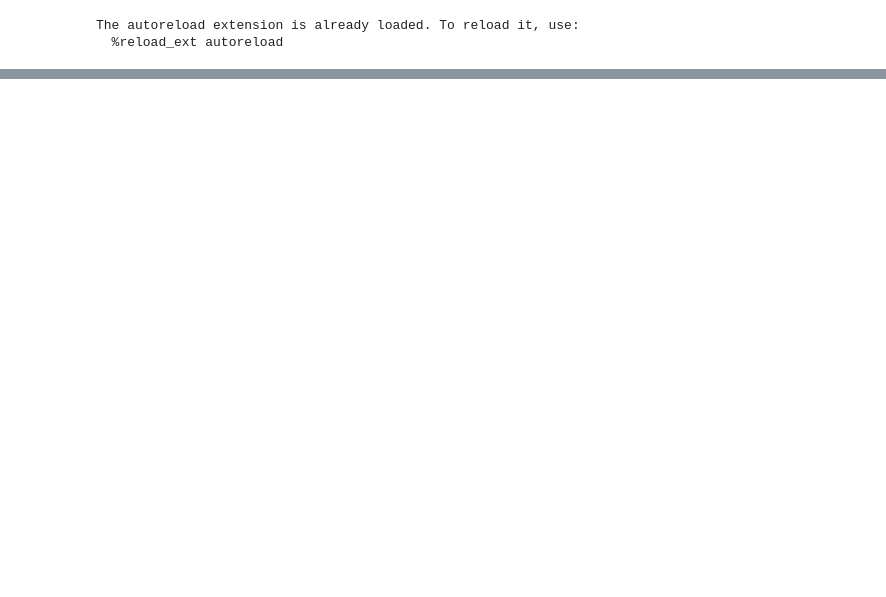
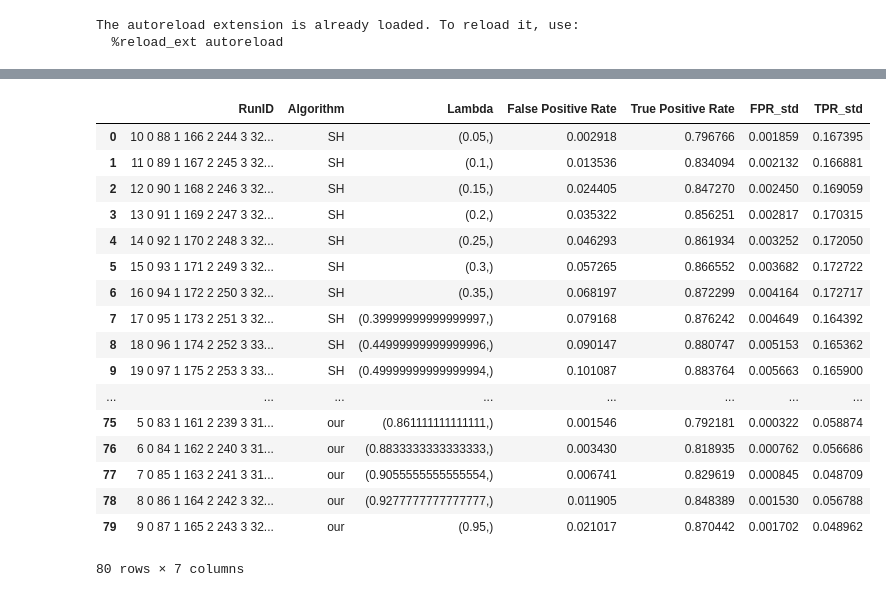
Before and after one commit to puma314/MTP2-no-tuning-parameter, a Jupyter notebook: ROC_plot.ipynb, the cells around one changed output, grey strips where cells are left out. Cells and saved outputs as stored; diff of their text form; code cells hidden in the pictures; blank space fills up the shorter version.

```diff
--- a/ROC_plot.ipynb
+++ b/ROC_plot.ipynb
@@ -116,6 +230,27 @@ for key, item in df.groupby(['AlgoName', 'lambda']):
         no_agg_data.append((run_id, algo_name, key[1], fpr, tpr, None, None))
 # %%
 agg_df = pd.DataFrame(agg_data, columns=['RunID','Algorithm', 'Lambda', 'False Positive Rate', 'True Positive Rate', 'FPR_std', 'TPR_std'])
+# %%
+agg_df
+# %% [output]
+|  | RunID | Algorithm | Lambda | False Positive Rate | True Positive Rate | FPR_std | TPR_std |
+| 0 | 10 0 88 1 166 2 244 3 32... | SH | (0.05,) | 0.002918 | 0.796766 | 0.001859 | 0.167395 |
+| 1 | 11 0 89 1 167 2 245 3 32... | SH | (0.1,) | 0.013536 | 0.834094 | 0.002132 | 0.166881 |
+| 2 | 12 0 90 1 168 2 246 3 32... | SH | (0.15,) | 0.024405 | 0.847270 | 0.002450 | 0.169059 |
+| 3 | 13 0 91 1 169 2 247 3 32... | SH | (0.2,) | 0.035322 | 0.856251 | 0.002817 | 0.170315 |
+| 4 | 14 0 92 1 170 2 248 3 32... | SH | (0.25,) | 0.046293 | 0.861934 | 0.003252 | 0.172050 |
+| 5 | 15 0 93 1 171 2 249 3 32... | SH | (0.3,) | 0.057265 | 0.866552 | 0.003682 | 0.172722 |
+| 6 | 16 0 94 1 172 2 250 3 32... | SH | (0.35,) | 0.068197 | 0.872299 | 0.004164 | 0.172717 |
+| 7 | 17 0 95 1 173 2 251 3 32... | SH | (0.39999999999999997,) | 0.079168 | 0.876242 | 0.004649 | 0.164392 |
+| 8 | 18 0 96 1 174 2 252 3 33... | SH | (0.44999999999999996,) | 0.090147 | 0.880747 | 0.005153 | 0.165362 |
+| 9 | 19 0 97 1 175 2 253 3 33... | SH | (0.49999999999999994,) | 0.101087 | 0.883764 | 0.005663 | 0.165900 |
+| ... | ... | ... | ... | ... | ... | ... | ... |
+| 75 | 5 0 83 1 161 2 239 3 31... | our | (0.861111111111111,) | 0.001546 | 0.792181 | 0.000322 | 0.058874 |
+| 76 | 6 0 84 1 162 2 240 3 31... | our | (0.8833333333333333,) | 0.003430 | 0.818935 | 0.000762 | 0.056686 |
+| 77 | 7 0 85 1 163 2 241 3 31... | our | (0.9055555555555554,) | 0.006741 | 0.829619 | 0.000845 | 0.048709 |
+| 78 | 8 0 86 1 164 2 242 3 32... | our | (0.9277777777777777,) | 0.011905 | 0.848389 | 0.001530 | 0.056788 |
+| 79 | 9 0 87 1 165 2 243 3 32... | our | (0.95,) | 0.021017 | 0.870442 | 0.001702 | 0.048962 |
+80 rows × 7 columns
 # %%
 labels = {'our': 'Our algorithm',
           'SH_0.7': 'SH:' + r'$t=0.7$',
```
Also changed, not shown: parts of 14 cells of this notebook, 39 other files.
